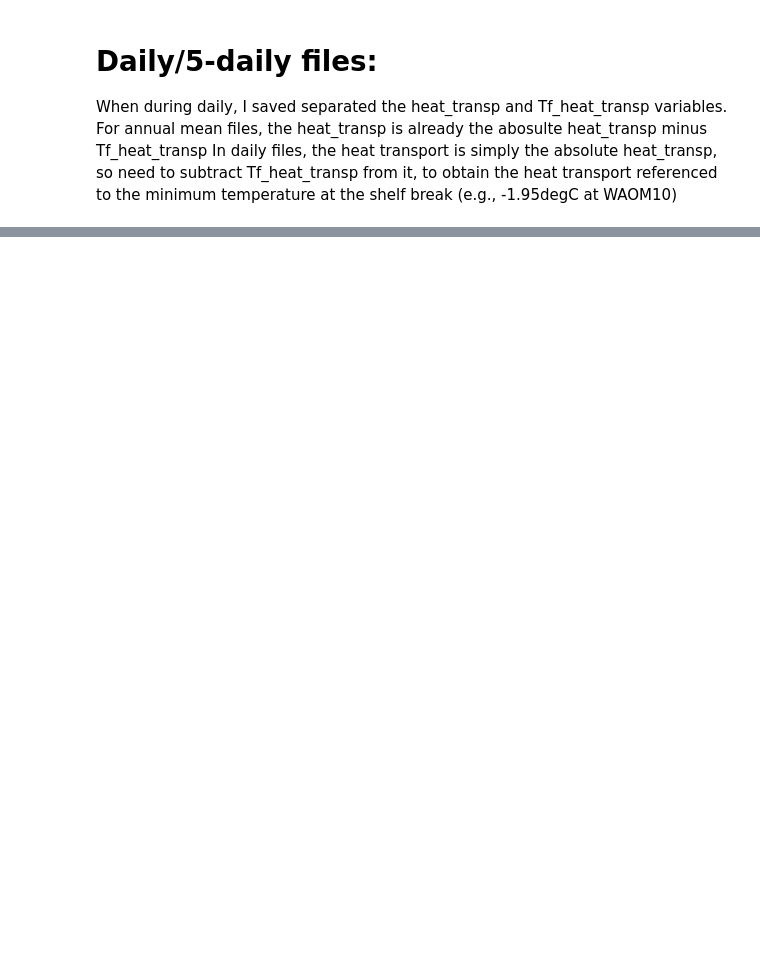
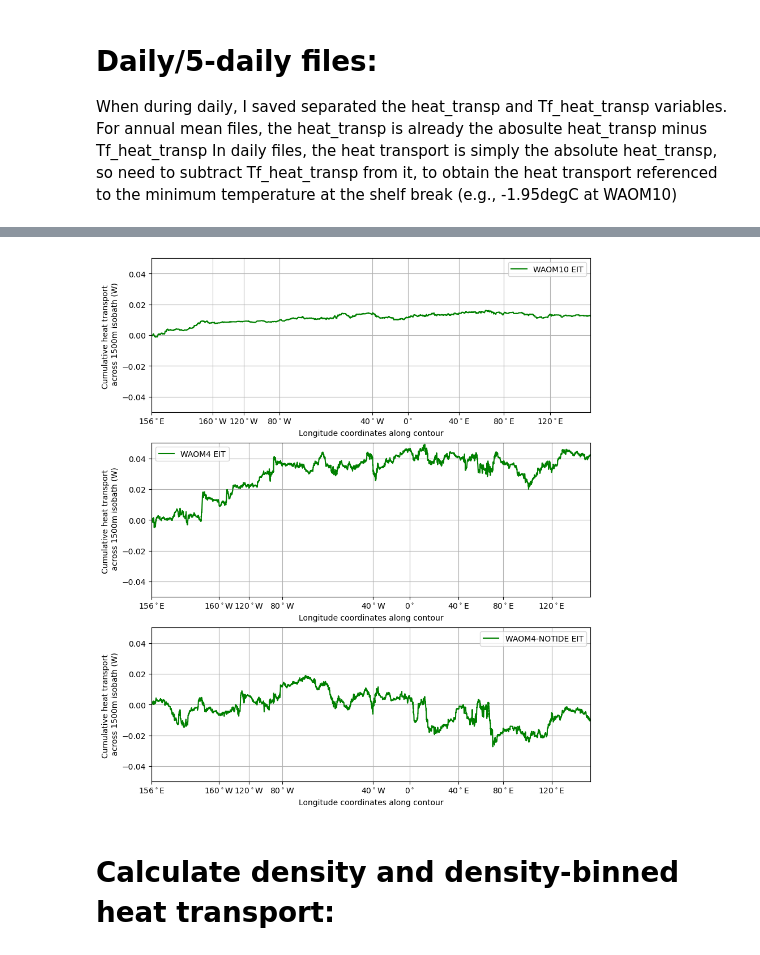
Before and after one commit to fabiobdias/waom_notebook, a Jupyter notebook: OHB_shelf/WAOM10x4_Cross-1500m-Transport_comparison_daily.ipynb, the cells around one changed output, grey strips where cells are left out. Drawn from its saved outputs; the diff is of its cells as text; code cells hidden in the pictures; blank space fills up the shorter version.

```diff
--- a/OHB_shelf/WAOM10x4_Cross-1500m-Transport_comparison_daily.ipynb
+++ b/OHB_shelf/WAOM10x4_Cross-1500m-Transport_comparison_daily.ipynb
@@ -183,11 +201,12 @@ ds.close()
 # %%
+%%time
 expt = 'WAOM4_notides'
 
-ds = xr.open_dataset(tmp_files_dir + expt + '_Tf_heat_transp_1500m_daily')
+ds = xr.open_dataset(tmp_files_dir + expt + '_Tf_heat_trans_1500m_daily')
 Tf_heat_transport_4kmNT = ds.variables["__xarray_dataarray_variable__"]
 ds.close()
 
-ds = xr.open_dataset(tmp_files_dir + expt + '_heat_transp_1500m_daily')
+ds = xr.open_dataset(tmp_files_dir + expt + '_heat_trans_1500m_daily')
 heat_transport_4kmNT = ds.variables["__xarray_dataarray_variable__"]
 ds.close()
 
@@ -195,13 +214,13 @@ ds = xr.open_dataset(tmp_files_dir + expt + '_temp_1500m_daily')
 temp_4kmNT = ds.variables["__xarray_dataarray_variable__"]
 ds.close()
 
-ds = xr.open_dataset(tmp_files_dir + expt + '_Zrho_1500m_daily')
-z_rho_4kmNT = ds.variables["__xarray_dataarray_variable__"]
+ds = xr.open_dataset(tmp_files_dir + expt + '_salt_1500m_daily')
+salt_4kmNT = ds.variables["__xarray_dataarray_variable__"]
 ds.close()
 
-ds = xr.open_dataset(tmp_files_dir + expt + '_Zrho_1500m_daily')
-z_rho_4kmNT = ds.variables["__xarray_dataarray_variable__"]
-ds.close()
+# ds = xr.open_dataset(tmp_files_dir + expt + '_z_rho_1500m_daily')
+# z_rho_4kmNT = ds.variables["__xarray_dataarray_variable__"]
+# ds.close()
 
 # ds = xr.open_dataset(tmp_files_dir + expt + '_dist_along_1500m_daily')
 # dist_along_4kmNT = ds.variables["__xarray_dataarray_variable__"]
@@ -350 +539,49 @@ plt.savefig(fig_path + name_fig, dpi=300)
+# %%
+fig, ax = plt.subplots(nrows=3, figsize = (10, 12))
+
+# WAOM10
+ax[0].plot(dist_along_10km,np.cumsum(np.nanmean(Net_heat_transport_10km_eia_vint, axis=0)),'-g',label='WAOM10 EIT')
+# ax[0].plot(dist_along_10km,np.cumsum(np.nanmean(Net_heat_transport_10km_iso_vint, axis=0)),'-b',label='Eddy-induced diffusion')
+ax[0].set_xticks(dist_along_10km[distance_indices_10km.astype(int)[:]])
+ax[0].set_xticklabels(('156$^\circ$E','160$^\circ$W', '120$^\circ$W','80$^\circ$W', '40$^\circ$W', '0$^\circ$',
+                          '40$^\circ$E', '80$^\circ$E', '120$^\circ$E'))
+ax[0].set_xlim(0, dist_along_10km[-1])
+ax[0].set_ylim(-0.05, 0.05)
+ax[0].set_xlabel('Longitude coordinates along contour')
+ax[0].set_ylabel('Cumulative heat transport \n across 1500m isobath (W)');
+ax[0].grid('on')
+ax[0].legend()
+
+# WAOM4
+ax[1].plot(dist_along_4km,np.cumsum(np.nanmean(Net_heat_transport_4km_eia_vint, axis=0)),'-g',label='WAOM4 EIT')
+# ax[1].plot(dist_along_4km,np.cumsum(np.nanmean(Net_heat_transport_4km_iso_vint, axis=0)),'-b',label='Eddy-induced diffusion')
+ax[1].set_xticks(dist_along_4km[distance_indices_4km.astype(int)[:]])
+ax[1].set_xticklabels(('156$^\circ$E','160$^\circ$W', '120$^\circ$W','80$^\circ$W', '40$^\circ$W', '0$^\circ$',
+                          '40$^\circ$E', '80$^\circ$E', '120$^\circ$E'))
+ax[1].set_xlim(0, dist_along_4km[-1])
+ax[1].set_ylim(-0.05, 0.05)
+ax[1].set_xlabel('Longitude coordinates along contour')
+ax[1].set_ylabel('Cumulative heat transport \n across 1500m isobath (W)');
+ax[1].grid('on')
+ax[1].legend()
+
+# WAOM4-NOTIDE
+ax[2].plot(dist_along_4km,np.cumsum(np.nanmean(Net_heat_transport_4kmNT_eia_vint, axis=0)),'-g',label='WAOM4-NOTIDE EIT')
+# ax[2].plot(dist_along_4km,np.cumsum(np.nanmean(Net_heat_transport_4kmNT_iso_vint, axis=0)),'-b',label='Eddy-induced diffusion')
+ax[2].set_xticks(dist_along_4km[distance_indices_4km.astype(int)[:]])
+ax[2].set_xticklabels(('156$^\circ$E','160$^\circ$W', '120$^\circ$W','80$^\circ$W', '40$^\circ$W', '0$^\circ$',
+                          '40$^\circ$E', '80$^\circ$E', '120$^\circ$E'))
+ax[2].set_xlim(0, dist_along_4km[-1])
+ax[2].set_ylim(-0.05, 0.05)
+ax[2].set_xlabel('Longitude coordinates along contour')
+ax[2].set_ylabel('Cumulative heat transport \n across 1500m isobath (W)');
+ax[2].grid('on')
+ax[2].legend()
+
+name_fig='WAOM10x4x4NT_Cross-1500m_cumtransport_vint_EIA-ISO_annual.png'
+plt.savefig(fig_path + name_fig, dpi=300)
+# %% [output]
+[figure, added]
+# %% [markdown]
+# Calculate density and density-binned heat transport:
 # %%
```
Also changed, not shown: parts of 82 cells of this notebook, 17 other files.
